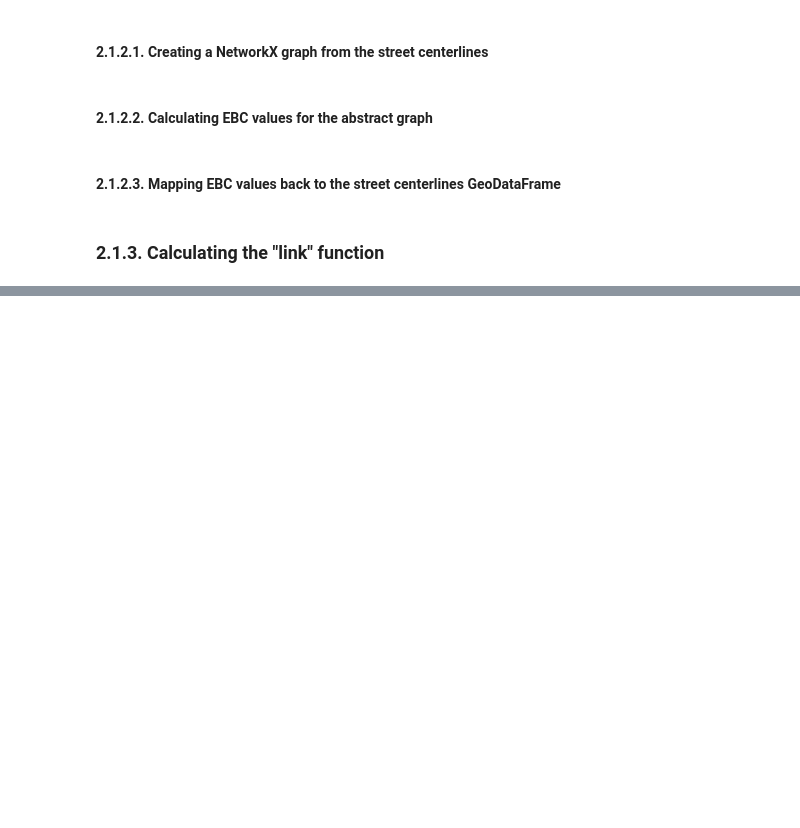
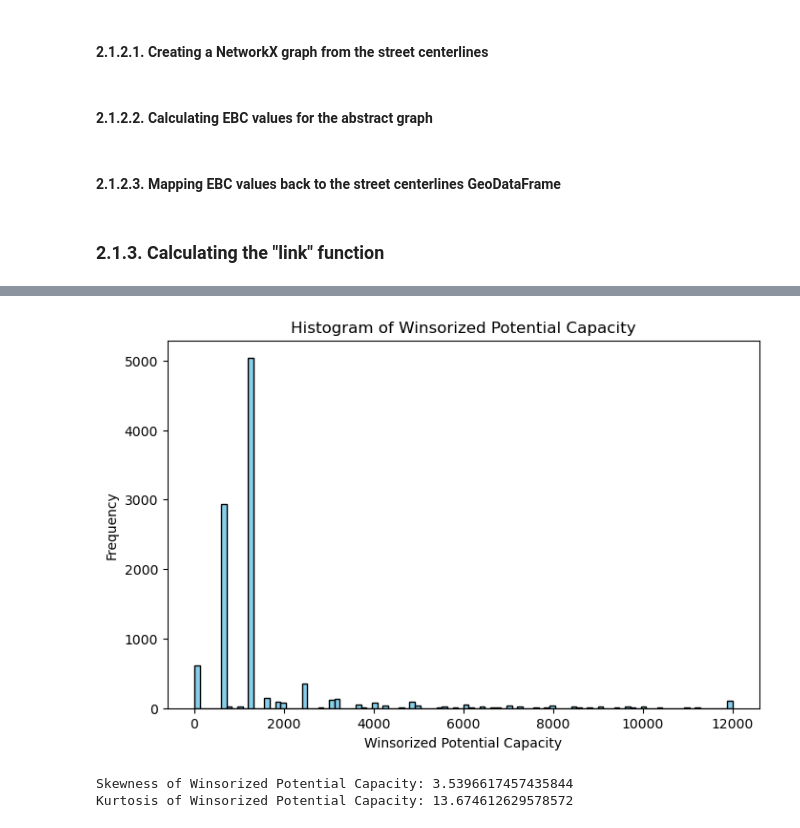
Before and after one commit to U-Shift/lp_streets, a Jupyter notebook: lp_streets.ipynb, the cells around one changed output, grey strips where cells are left out. Saved outputs shown, nothing was run; the diff lists cells and outputs as text; code cells hidden in the pictures; blank space fills up the shorter version.

```diff
--- a/lp_streets.ipynb
+++ b/lp_streets.ipynb
@@ -1107,0 +1032,23 @@ m.save("street_lines_pot_capacity.html")
+# %%
+# Histogram of winsorized_pot_capacity
+plt.figure(figsize=(8, 5))
+plt.hist(street_lines['winsorized_pot_capacity'].dropna(), bins=100, color='skyblue', edgecolor='black')
+plt.title('Histogram of Winsorized Potential Capacity')
+plt.xlabel('Winsorized Potential Capacity')
+plt.ylabel('Frequency')
+plt.show()
+# %% [output]
+[figure, added]
+# %%
+# measuring skewness of winsorized_pot_capacity
+from scipy.stats import skew
+skewness_pot_capacity = skew(street_lines['winsorized_pot_capacity'].dropna())
+print(f"Skewness of Winsorized Potential Capacity: {skewness_pot_capacity}")
+
+# measuring kurtosis of winsorized_pot_capacity
+from scipy.stats import kurtosis
+kurtosis_pot_capacity = kurtosis(street_lines['winsorized_pot_capacity'].dropna())
+print(f"Kurtosis of Winsorized Potential Capacity: {kurtosis_pot_capacity}")
+# %% [output]
+Skewness of Winsorized Potential Capacity: 3.5396617457435844
+Kurtosis of Winsorized Potential Capacity: 13.674612629578572
```
Also changed, not shown: parts of 17 cells of this notebook.
